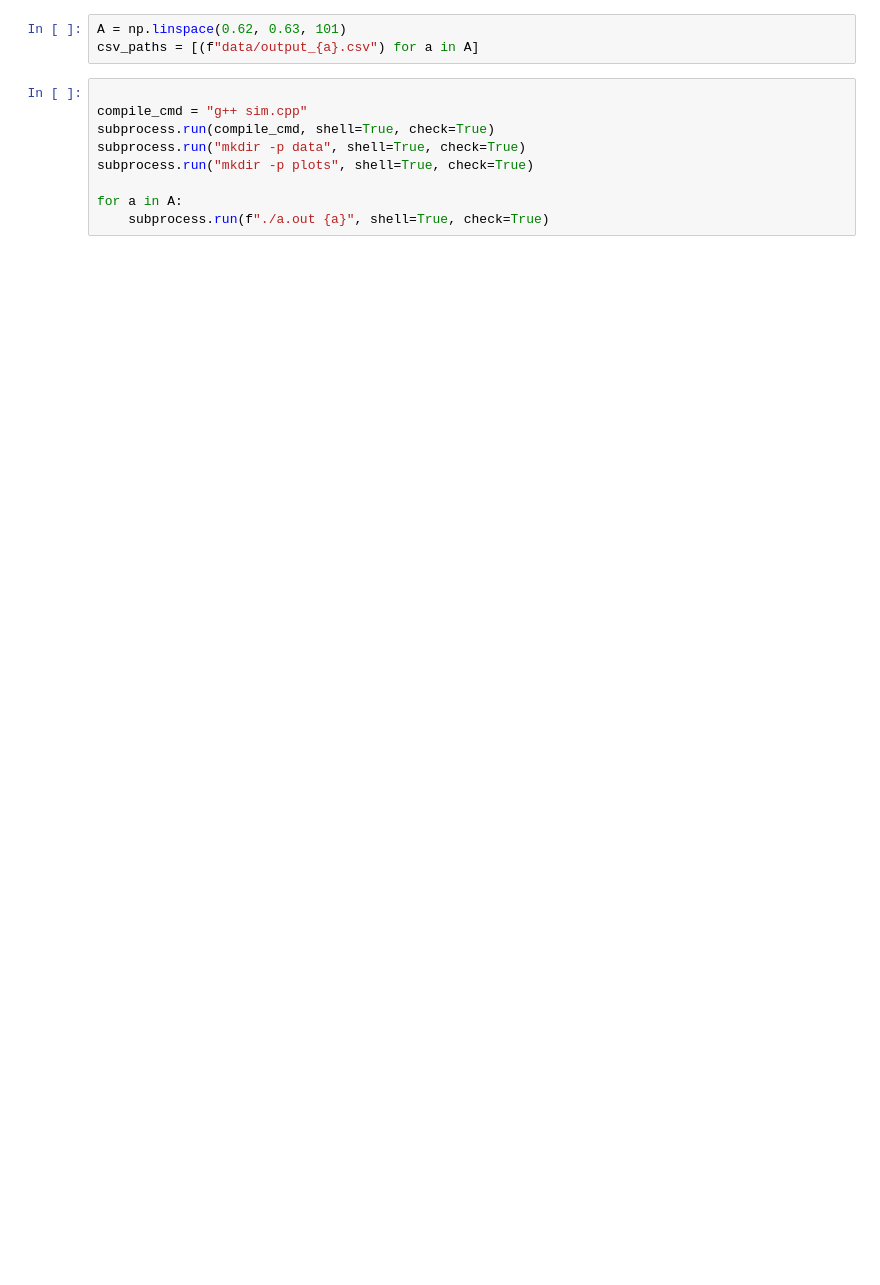
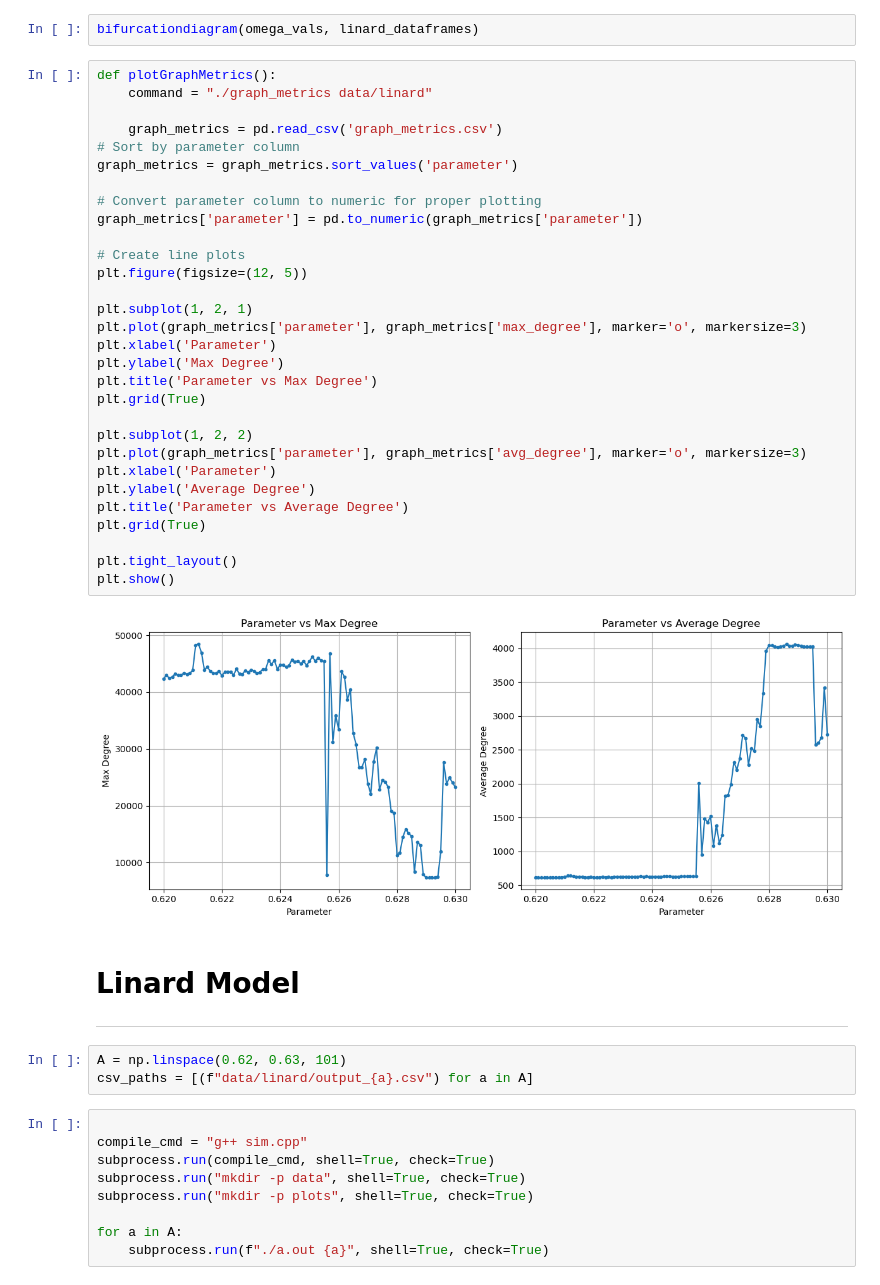
Before and after one commit to UberMayinch/Graph-Visibility, a Jupyter notebook: visualize.ipynb, the cells around one changed output. Saved outputs shown, nothing was run; the diff lists cells and outputs as text; blank space fills up the shorter version.

```diff
--- a/visualize.ipynb
+++ b/visualize.ipynb
@@ -9,6 +185,43 @@ ValueError: numpy.dtype size changed, may indicate binary incompatibility. Expec
+# %%
+bifurcationdiagram(omega_vals, linard_dataframes)
+# %%
+def plotGraphMetrics():
+    command = "./graph_metrics data/linard"
+
+    graph_metrics = pd.read_csv('graph_metrics.csv')
+# Sort by parameter column
+graph_metrics = graph_metrics.sort_values('parameter')
+
+# Convert parameter column to numeric for proper plotting
+graph_metrics['parameter'] = pd.to_numeric(graph_metrics['parameter'])
+
+# Create line plots
+plt.figure(figsize=(12, 5))
+
+plt.subplot(1, 2, 1)
+plt.plot(graph_metrics['parameter'], graph_metrics['max_degree'], marker='o', markersize=3)
+plt.xlabel('Parameter')
+plt.ylabel('Max Degree')
+plt.title('Parameter vs Max Degree')
+plt.grid(True)
+
+plt.subplot(1, 2, 2)
+plt.plot(graph_metrics['parameter'], graph_metrics['avg_degree'], marker='o', markersize=3)
+plt.xlabel('Parameter')
+plt.ylabel('Average Degree')
+plt.title('Parameter vs Average Degree')
+plt.grid(True)
+
+plt.tight_layout()
+plt.show()
+# %% [output]
+[figure, added]
+# %% [markdown]
+# Linard Model
+---
 # %%
 A = np.linspace(0.62, 0.63, 101)
-csv_paths = [(f"data/output_{a}.csv") for a in A]
+csv_paths = [(f"data/linard/output_{a}.csv") for a in A]
 # %%
 
 compile_cmd = "g++ sim.cpp"
```
Also changed, not shown: parts of 21 cells of this notebook, 5 other files.
